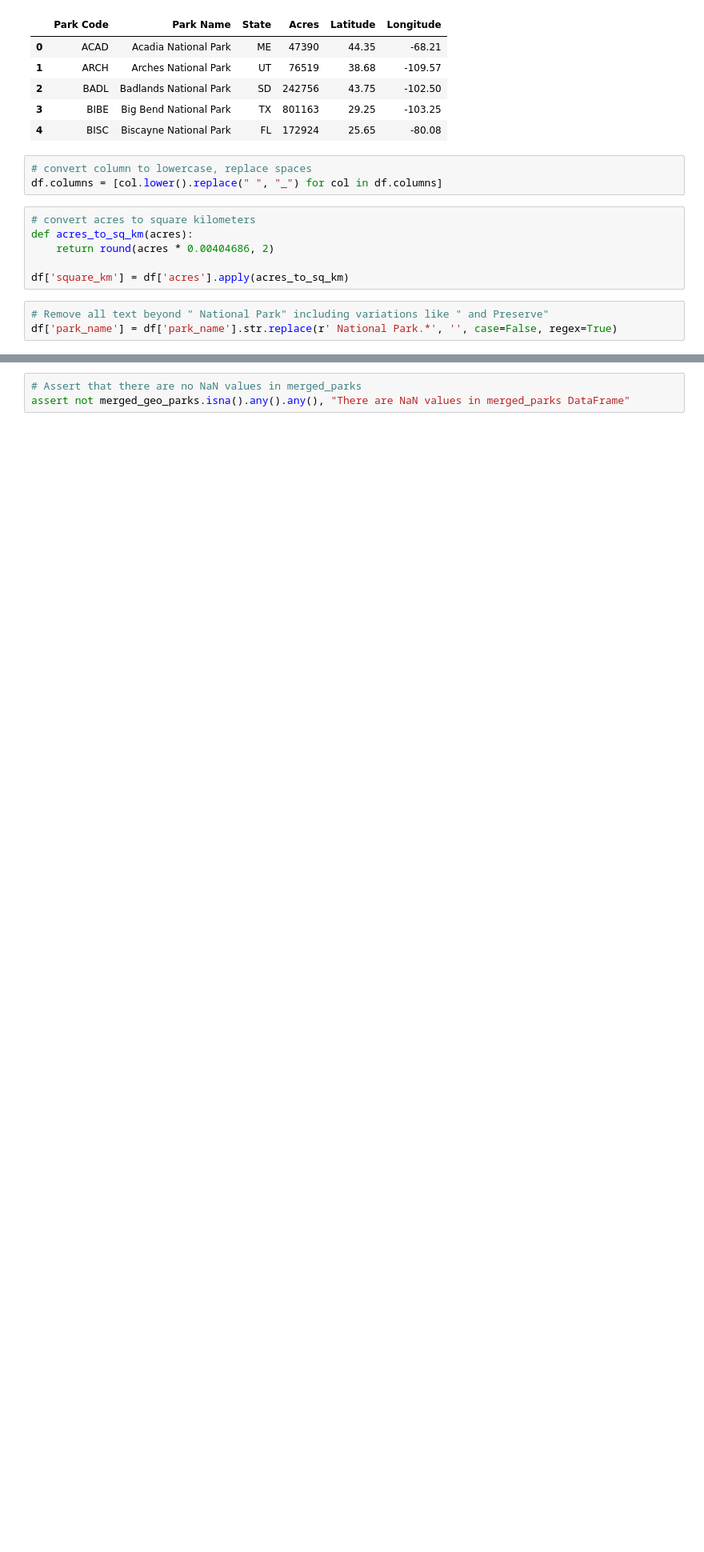
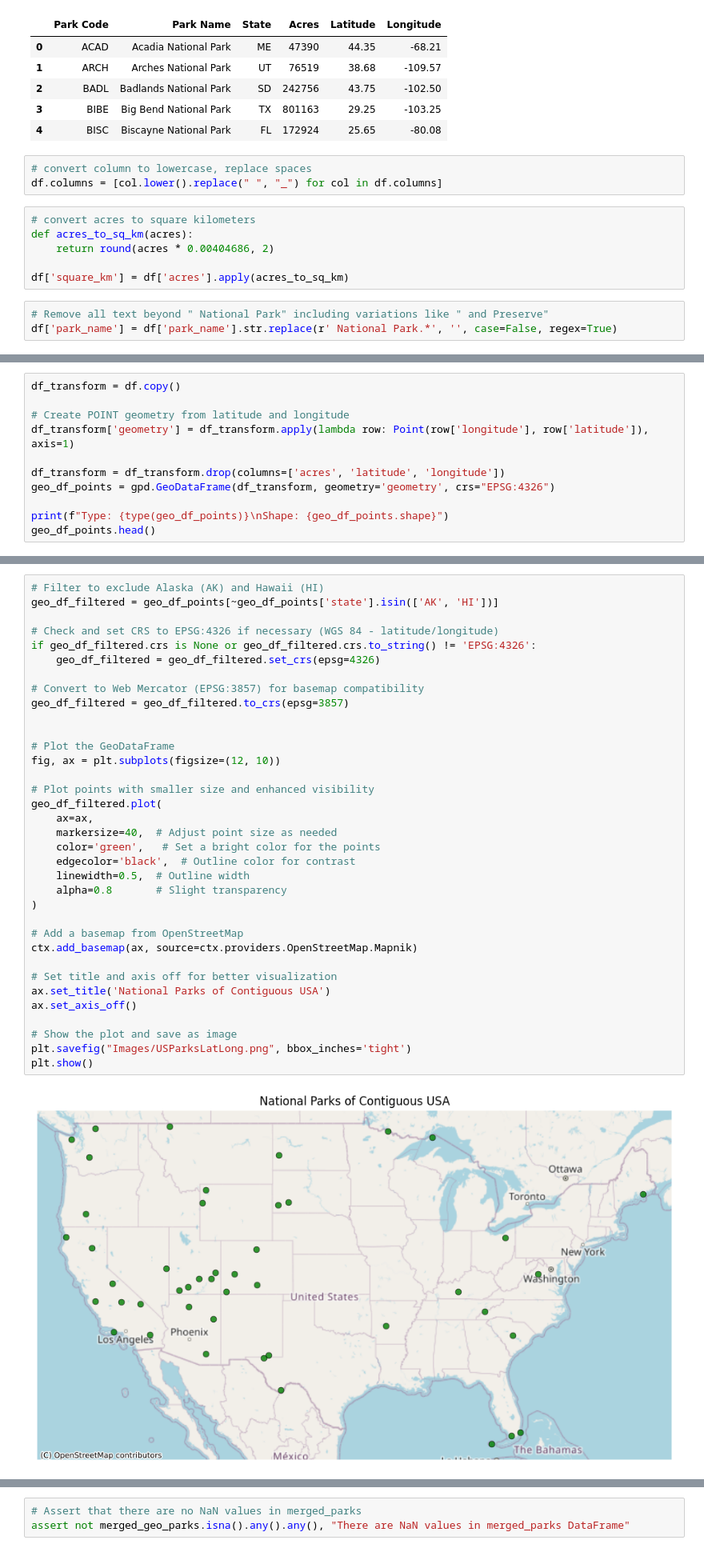
Before and after one commit to pineapple-bois/USNationalParks, a Jupyter notebook: Parks.ipynb, the cells around one changed output, grey strips where cells are left out. Shown at 80% size. Cells and saved outputs as stored; diff of their text form; blank space fills up the shorter version.

```diff
--- a/Parks.ipynb
+++ b/Parks.ipynb
@@ -164,0 +205,11 @@ df['park_name'] = df['park_name'].str.replace(r' National Park.*', '', case=Fals
+# %%
+df_transform = df.copy()
+
+# Create POINT geometry from latitude and longitude
+df_transform['geometry'] = df_transform.apply(lambda row: Point(row['longitude'], row['latitude']), axis=1)
+
+df_transform = df_transform.drop(columns=['acres', 'latitude', 'longitude'])
+geo_df_points = gpd.GeoDataFrame(df_transform, geometry='geometry', crs="EPSG:4326")
+
+print(f"Type: {type(geo_df_points)}\nShape: {geo_df_points.shape}")
+geo_df_points.head()
@@ -164,0 +230,37 @@ df['park_name'] = df['park_name'].str.replace(r' National Park.*', '', case=Fals
+# %%
+# Filter to exclude Alaska (AK) and Hawaii (HI)
+geo_df_filtered = geo_df_points[~geo_df_points['state'].isin(['AK', 'HI'])]
+
+# Check and set CRS to EPSG:4326 if necessary (WGS 84 - latitude/longitude)
+if geo_df_filtered.crs is None or geo_df_filtered.crs.to_string() != 'EPSG:4326':
+    geo_df_filtered = geo_df_filtered.set_crs(epsg=4326)
+
+# Convert to Web Mercator (EPSG:3857) for basemap compatibility
+geo_df_filtered = geo_df_filtered.to_crs(epsg=3857)
+
+
+# Plot the GeoDataFrame
+fig, ax = plt.subplots(figsize=(12, 10))
+
+# Plot points with smaller size and enhanced visibility
+geo_df_filtered.plot(
+    ax=ax,
+    markersize=40,  # Adjust point size as needed
+    color='green',   # Set a bright color for the points
+    edgecolor='black',  # Outline color for contrast
+    linewidth=0.5,  # Outline width
+    alpha=0.8       # Slight transparency
+)
+
+# Add a basemap from OpenStreetMap
+ctx.add_basemap(ax, source=ctx.providers.OpenStreetMap.Mapnik)
+
+# Set title and axis off for better visualization
+ax.set_title('National Parks of Contiguous USA')
+ax.set_axis_off()
+
+# Show the plot and save as image
+plt.savefig("Images/USParksLatLong.png", bbox_inches='tight')
+plt.show()
+# %% [output]
+[figure, added]
```
Also changed, not shown: parts of 33 cells of this notebook, 3 other files.
